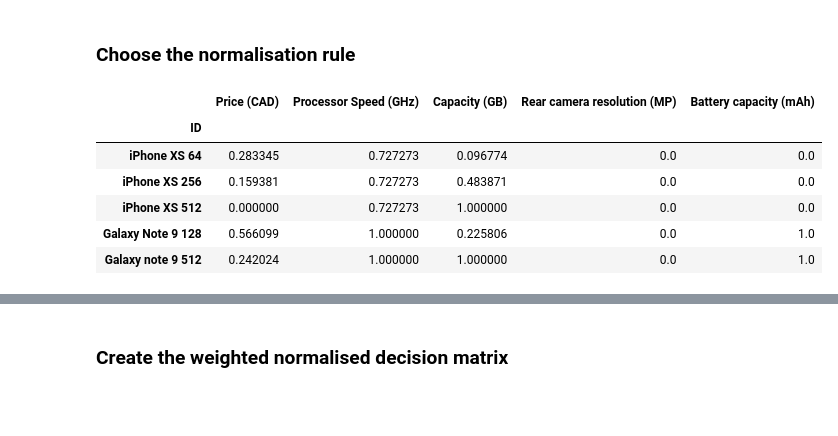
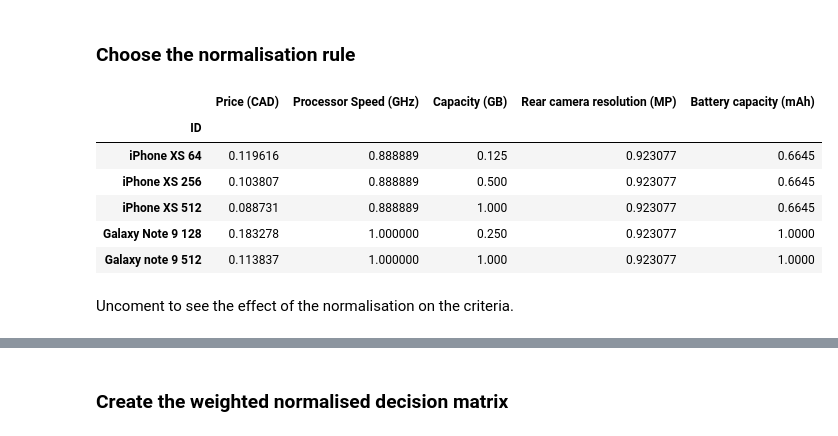
Before and after one commit to gmagannaDevelop/Electre, a Jupyter notebook: ELECTRE.ipynb, the cells around one changed output, grey strips where cells are left out. Cells and saved outputs as stored; diff of their text form; code cells hidden in the pictures; blank space fills up the shorter version.

```diff
--- a/ELECTRE.ipynb
+++ b/ELECTRE.ipynb
@@ -15,7 +15,9 @@ sns.set_style("darkgrid")
 # %%
 dict_from_keys_vals = compose(dict, zip)
 # %%
-def normalize_matrix(table: pd.core.frame.DataFrame, normalisation_rule: int = 0) -> pd.core.frame.DataFrame:
+def normalize_matrix(table: pd.core.frame.DataFrame,
+                     direction: Dict[str, int],
+                     normalisation_rule: int = 0) -> pd.core.frame.DataFrame:
     """
     Read normalisation part of the notebook to understand the rules.
     """
@@ -32,6 +34,7 @@ def normalize_matrix(table: pd.core.frame.DataFrame, normalisation_rule: int = 0
         for column in table.columns:
             f = (lambda y: lambda x: x/sq_sum_squares[y])(column)
             n_table[column] = table[column].map(f)
+        print(f'WARNING: normalisation rule {normalisation_rule} does not take into consideration MIN/MAX criteria')
 
     elif normalisation_rule == 2:
         denom = dict(table.copy().apply(lambda x: x.max() - x.min()))
@@ -42,7 +45,7 @@ def normalize_matrix(table: pd.core.frame.DataFrame, normalisation_rule: int = 0
         norm_max = lambda _key, element: (element - _min[_key]) / denom[_key]
 
         for column in table.columns:
-            if s_criteria[column]: # if True (==1), use the maximisation rule.
+            if direction[column]: # if True (==1), use the maximisation rule.
                 n_table[column] = table[column].map(partial(norm_max, column))
 
             else: # if False (==0), use the minimisation rule.
@@ -56,7 +59,7 @@ def normalize_matrix(table: pd.core.frame.DataFrame, normalisation_rule: int = 0
         norm_max = lambda _key, element: element / _max[_key]
 
         for column in table.columns:
-            if s_criteria[column]: # if True (==1), use the maximisation rule.
+            if direction[column]: # if True (==1), use the maximisation rule.
                 n_table[column] = table[column].map(partial(norm_max, column))
 
             else: # if False (==0), use the minimisation rule.
@@ -65,6 +68,7 @@ def normalize_matrix(table: pd.core.frame.DataFrame, normalisation_rule: int = 0
     elif normalisation_rule == 4:
         for column in table.columns:
             n_table[column] = preprocessing.scale(table[column])
+        print(f'WARNING: normalisation rule {normalisation_rule} does not take into consideration MIN/MAX criteria')
 
     else:
         print('Please specify a normalisation rule i from the interval [1,4]')
@@ -266,14 +269,16 @@ For the normalisation part, there are many possible rules. The following options
 # %% [markdown]
 ### Choose the normalisation rule
 # %%
-n_table = normalize_matrix(table, normalisation_rule=2)
+n_table = normalize_matrix(table, s_criteria, normalisation_rule=3)
 n_table.head()
 # %% [output]
 |  | Price (CAD) | Processor Speed (GHz) | Capacity (GB) | Rear camera resolution (MP) | Battery capacity (mAh) |
 | ID |  |  |  |  |  |
-| iPhone XS 64 | 0.283345 | 0.727273 | 0.096774 | 0.0 | 0.0 |
-| iPhone XS 256 | 0.159381 | 0.727273 | 0.483871 | 0.0 | 0.0 |
-| iPhone XS 512 | 0.000000 | 0.727273 | 1.000000 | 0.0 | 0.0 |
-| Galaxy Note 9 128 | 0.566099 | 1.000000 | 0.225806 | 0.0 | 1.0 |
-| Galaxy note 9 512 | 0.242024 | 1.000000 | 1.000000 | 0.0 | 1.0 |
+| iPhone XS 64 | 0.119616 | 0.888889 | 0.125 | 0.923077 | 0.6645 |
+| iPhone XS 256 | 0.103807 | 0.888889 | 0.500 | 0.923077 | 0.6645 |
+| iPhone XS 512 | 0.088731 | 0.888889 | 1.000 | 0.923077 | 0.6645 |
+| Galaxy Note 9 128 | 0.183278 | 1.000000 | 0.250 | 0.923077 | 1.0000 |
+| Galaxy note 9 512 | 0.113837 | 1.000000 | 1.000 | 0.923077 | 1.0000 |
+# %% [markdown]
+Uncoment to see the effect of the normalisation on the criteria.
 # %%
```
Also changed, not shown: parts of 8 cells of this notebook, 1 other file.
